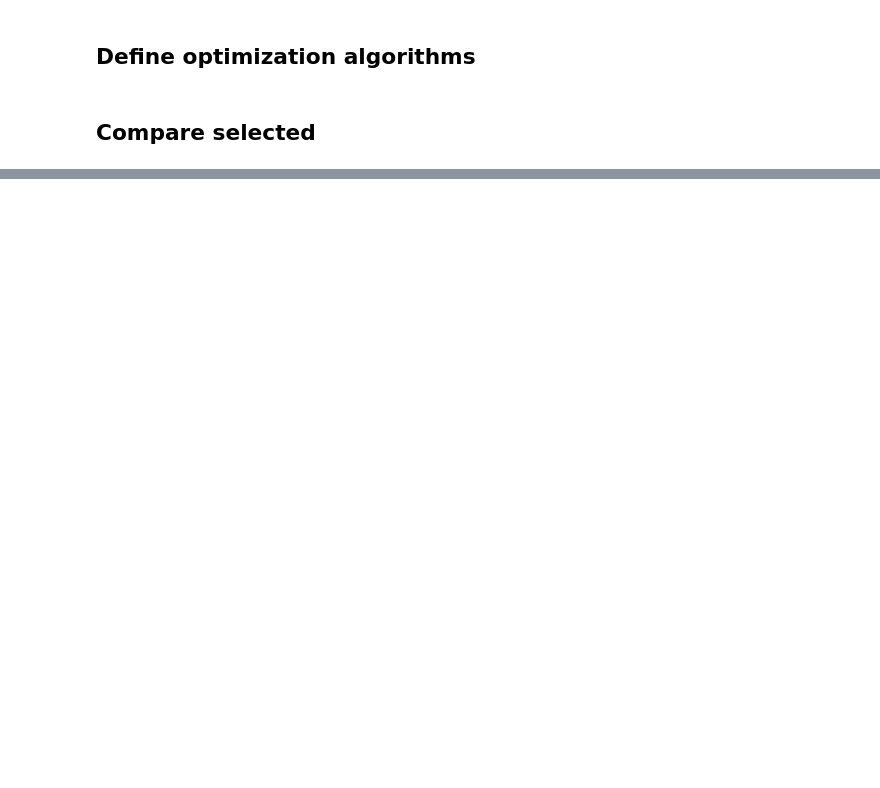
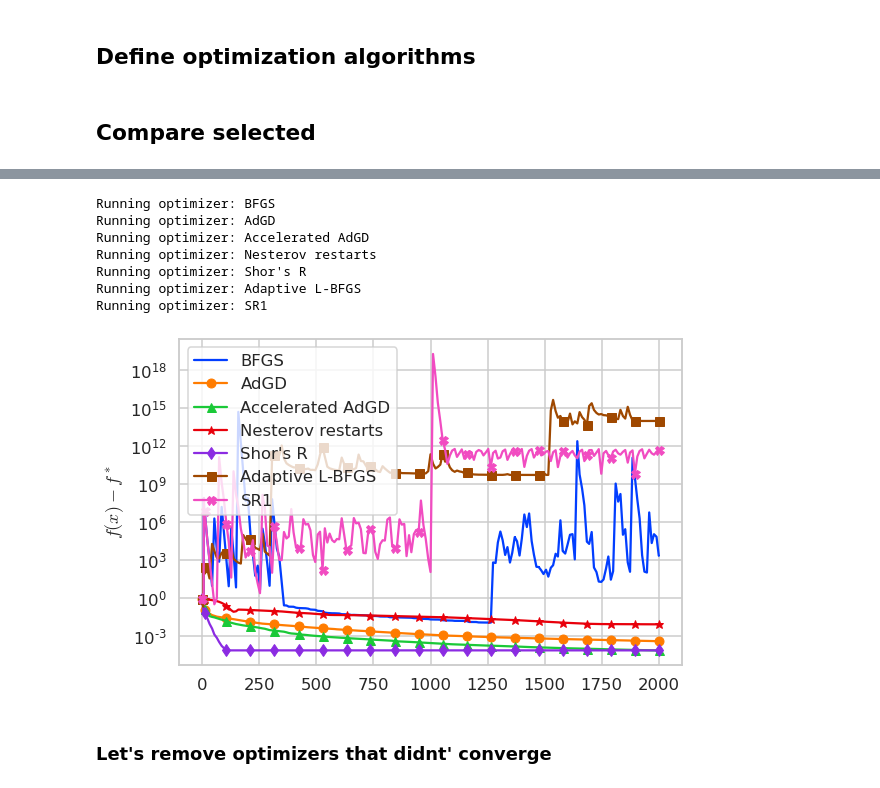
Before and after one commit to konstmish/opt_methods, a Jupyter notebook: notebooks/3.log_sum_exp.ipynb, the cells around one changed output, grey strips where cells are left out. Saved outputs shown, nothing was run; the diff lists cells and outputs as text; code cells hidden in the pictures; blank space fills up the shorter version.

```diff
--- a/notebooks/3.log_sum_exp.ipynb
+++ b/notebooks/3.log_sum_exp.ipynb
@@ -25,18 +67,10 @@ matplotlib.rcParams['mathtext.fontset'] = 'cm'
 # %%
-# A, b = get_dataset('a5a')
-# A = A.toarray()
-seed = 42
 n, dim = 1000, 700
 least_squares_term = False
+max_smoothing = 1
 l2 = 0
-rng = np.random.default_rng(seed)
-# A = rng.uniform(-1, 1, size=(n, dim))
-# b = rng.normal(-1, 1, size=n)
 loss = LogSumExp(n=n, dim=dim, least_squares_term=least_squares_term, l2=l2)
-L = loss.smoothness
-l2 = 0
-loss.l2 = l2
-x0 = np.random.normal(size=dim)
+x0 = rng.normal(scale=0.5, size=dim)
 it_max = 2000
 # %% [markdown]
 ## Define optimization algorithms
@@ -76,0 +125,24 @@ Running optimizer: Adaptive L-BFGS
+# %%
+n, dim = 600, 100
+x0 = rng.normal(scale=0.5, size=dim)
+least_squares_term = False
+l2 = 0
+# %%
+max_smoothing = 0.2
+loss = LogSumExp(n=n, dim=dim, least_squares_term=least_squares_term, l2=l2, max_smoothing=max_smoothing)
+it_max = 2000
+# %%
+optimizers = get_optimizers(loss=loss)
+
+run_and_plot(optimizers, plot_diverging=False)
+# %% [output]
+Running optimizer: BFGS
+Running optimizer: AdGD
+Running optimizer: Accelerated AdGD
+Running optimizer: Nesterov restarts
+Running optimizer: Shor's R
+Running optimizer: Adaptive L-BFGS
+Running optimizer: SR1
+[figure, added]
+# %% [markdown]
+### Let's remove optimizers that didnt' converge
```
Also changed, not shown: parts of 12 cells of this notebook, 1 other file.
